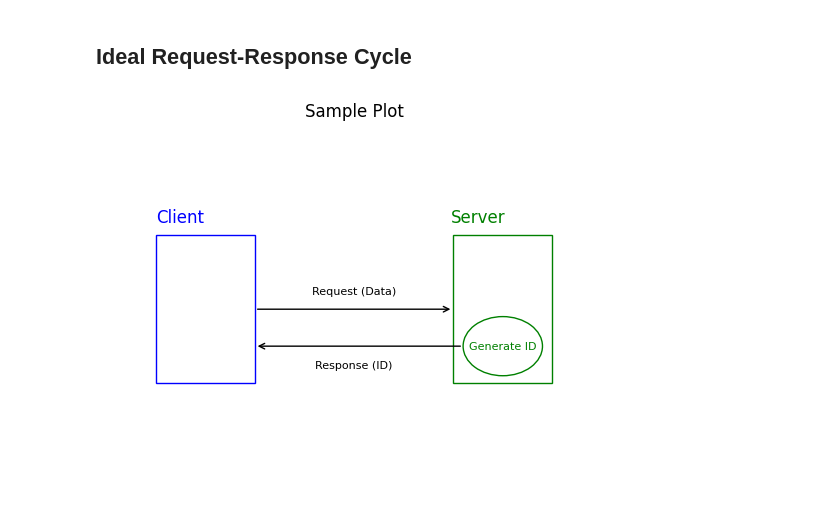
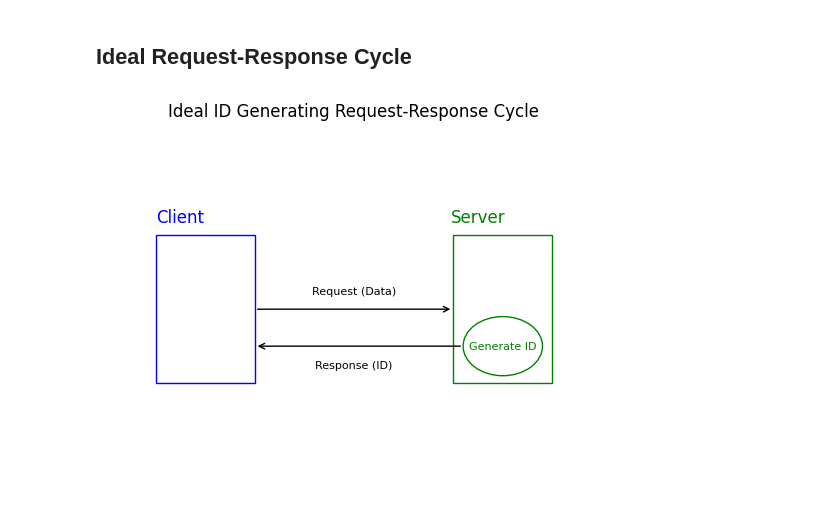
Before and after one commit to niblyx-malnus/venter-pattern, a Jupyter notebook: diagrams/Diagrams.ipynb, the cells around one changed output. Saved outputs shown, nothing was run; the diff lists cells and outputs as text; code cells hidden in the pictures.

```diff
--- a/diagrams/Diagrams.ipynb
+++ b/diagrams/Diagrams.ipynb
@@ -169,32 +169,32 @@ ax.text(generate_id_x_position, generate_id_y_position, 'Generate ID', ha='cente
 ax.annotate('',
             xy=(0.7, 0.5), xycoords='data',
             xytext=(0.3, 0.5), textcoords='data',
             arrowprops=dict(arrowstyle="->", color='black'))
 
 # Label the request arrow
 ax.text(0.5, 0.55, 'Request (Data)', ha='center', va='center', fontsize=8)
 
 # Create a horizontal arrow for the response from Server to Client, starting at the left edge of the Generate ID circle
 response_arrow_start_x = generate_id_x_position - 0.08  # Left edge of the circle
 ax.annotate('',
             xy=(0.3, generate_id_y_position), xycoords='data',
             xytext=(response_arrow_start_x, generate_id_y_position), textcoords='data',
             arrowprops=dict(arrowstyle="->", color='black'))
 
 # Label the response arrow
 ax.text(0.5, generate_id_y_position - 0.05, 'Response (ID)', ha='center', va='center', fontsize=8)
 
 # Set limits and remove axis
 ax.set_xlim(0, 1)
 ax.set_ylim(0, 1)
 ax.axis('off')
 
 # Plotting
 plt.plot([1, 2, 3], [4, 5, 6])
-plt.title("Sample Plot")
+plt.title("Ideal ID Generating Request-Response Cycle")
 
 plt.savefig('images/ideal_ID_request_response.png', format='png')
 
 plt.show()
 # %% [output]
-[figure, old version]
+[figure, new version]
```
Also changed, not shown: parts of 6 cells of this notebook, 2 other files.
